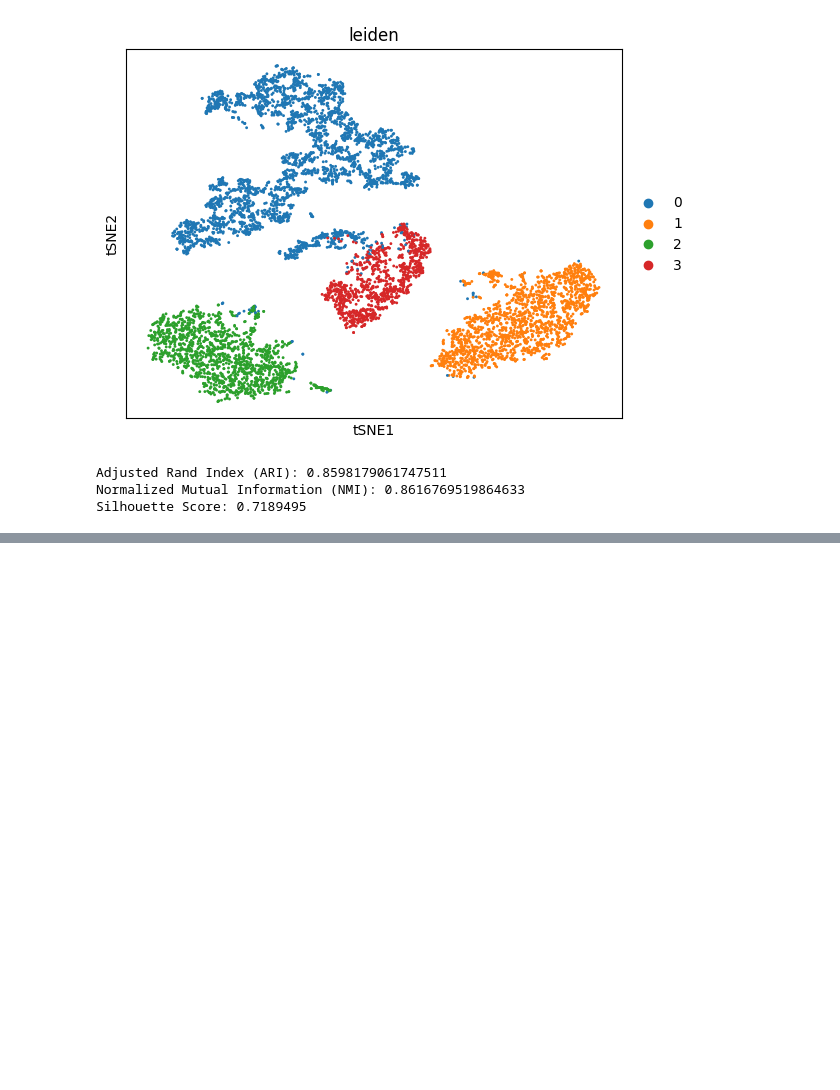
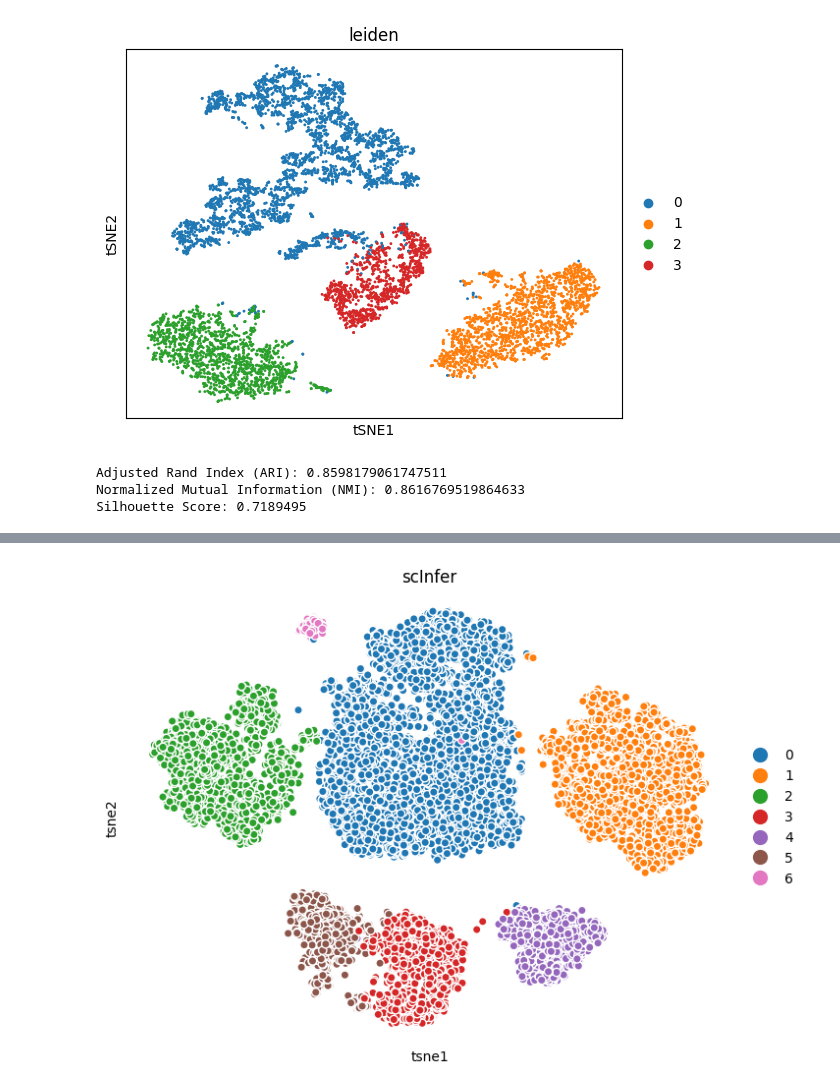
Before and after one commit to YuzhiSun/scInfer_colab, a Jupyter notebook: Unpaired_benchmark_breast.ipynb, the cells around one changed output, grey strips where cells are left out. Drawn from its saved outputs; the diff is of its cells as text; code cells hidden in the pictures; blank space fills up the shorter version.

```diff
--- a/Unpaired_benchmark_breast.ipynb
+++ b/Unpaired_benchmark_breast.ipynb
@@ -327,0 +598,57 @@ Silhouette Score: 0.7189495
+# %%
+rna_prt_analysis_ann = rna_prt_ann.copy()
+sc.pp.neighbors(rna_prt_analysis_ann, n_neighbors=15, n_pcs=50)
+sc.tl.leiden(rna_prt_analysis_ann, resolution=0.3)
+# %%
+import pandas as pd
+import seaborn as sns
+import matplotlib.pyplot as plt
+
+# 合并数据用于 t-SNE 绘图
+data = rna_prt_analysis_ann.obs.merge(
+    pd.DataFrame(
+        rna_prt_ann.obsm['X_tsne'],
+        columns=['tsne1', 'tsne2'],
+        index=rna_prt_ann.obs_names
+    ),
+    how='left',
+    left_index=True,
+    right_index=True
+)
+df = data
+
+plt.figure(figsize=(8, 6))
+
+sns.scatterplot(
+    data=df,
+    x='tsne1',
+    y='tsne2',
+    hue='leiden',
+    # palette=custom_palette,
+    markers=True,
+    alpha=1,
+    # edgecolor=edge_color,
+    linewidth=1  # 设置边缘宽度以区分
+)
+
+# 去除灰色背景和横纵坐标刻度
+plt.gca().set_facecolor('white')
+plt.gca().spines['top'].set_visible(False)
+plt.gca().spines['right'].set_visible(False)
+plt.gca().spines['left'].set_visible(False)
+plt.gca().spines['bottom'].set_visible(False)
+
+# 去除 x 轴和 y 轴的刻度线和刻度标签
+plt.gca().set_xticks([])
+plt.gca().set_yticks([])
+
+# 添加图例和标签
+plt.legend(frameon=False, loc='center left', bbox_to_anchor=(1, 0.5), markerscale=2)
+plt.xlabel('tsne1')
+plt.ylabel('tsne2')
+plt.title('scInfer')
+plt.gca().tick_params(left=False, bottom=False)
+# plt.savefig('./data/figure/breast_rna_prt_cluster.jpg', dpi=300)
+plt.show()
+# %% [output]
+[figure, added]
```
Also changed, not shown: parts of 51 cells of this notebook.
